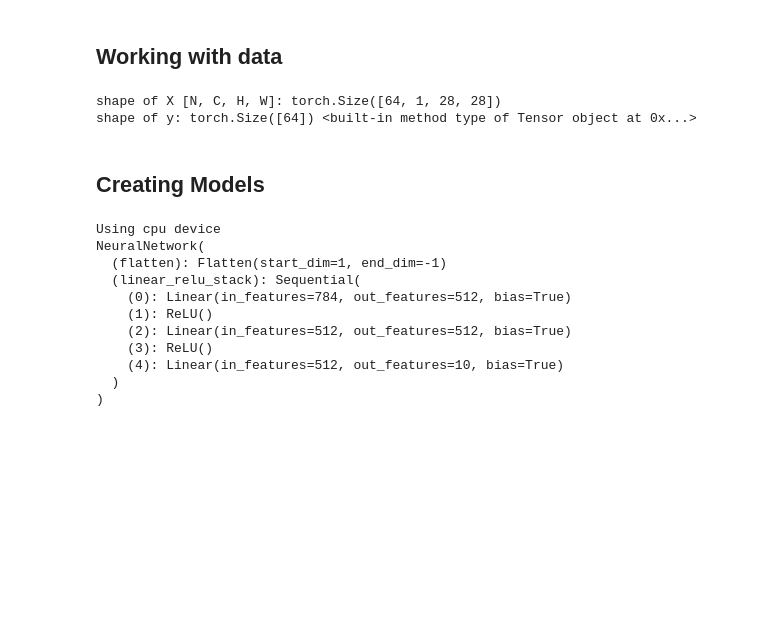
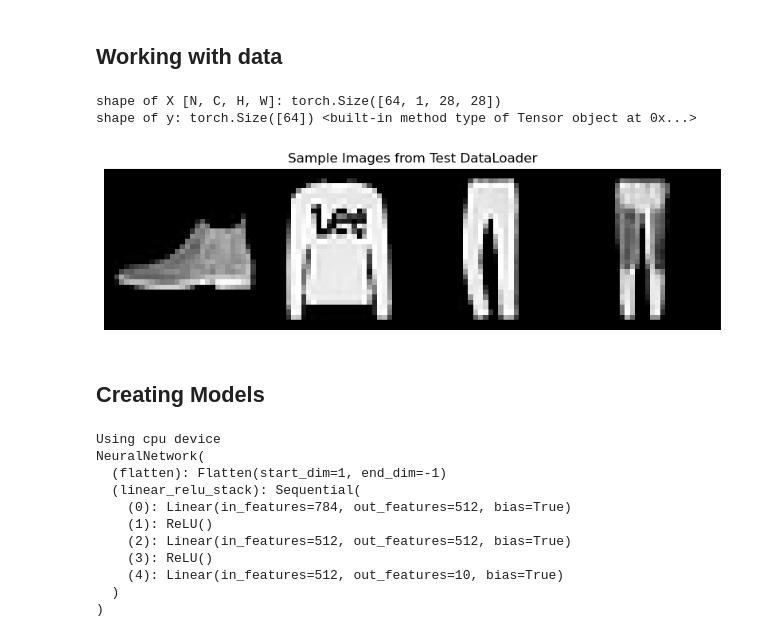
Before and after one commit to AnjaliML/ML101, a Jupyter notebook: ML_basics.ipynb, the cells around one changed output. Cells and saved outputs as stored; diff of their text form; code cells hidden in the pictures; blank space fills up the shorter version.

```diff
--- a/ML_basics.ipynb
+++ b/ML_basics.ipynb
@@ -25,17 +11,53 @@ test_data = datasets.FashionMNIST(
+# %%
+# Download training data from open datasets.
+training_data = datasets.FashionMNIST(
+  root ="data",
+  train = True,
+  download = True,
+  transform = ToTensor(),
+)
+
+# Download test data from open datasets,
+test_data = datasets.FashionMNIST(
+  root="data",
+  train = False,
+  download = True,
+  transform=ToTensor(),
+)
+
+# Function to display a batch of images
+def show_images(images, labels, num_images=4):
+    # Unnormalize the images if necessary (assuming they were normalized)
+    # images = images * std + mean  # Uncomment and adjust if normalization was applied
+
+    # Convert the batch of images to a grid
+    img_grid = torchvision.utils.make_grid(images[:num_images], nrow=num_images)
+
+    # Convert the grid to a numpy array and transpose the dimensions
+    img_grid = img_grid.numpy().transpose((1, 2, 0))
+
+    # Plot the grid
+    plt.figure(figsize=(10, 4))
+    plt.imshow(img_grid)
+    plt.title('Sample Images from Test DataLoader')
+    plt.axis('off')
+    plt.show()
 # %%
 batch_size = 64
 
 # Create data loaders.
 train_dataloader = DataLoader(training_data, batch_size=batch_size)
 test_dataloader = DataLoader(test_data, batch_size=batch_size)
 
 for X, y in test_dataloader:
   print(f"shape of X [N, C, H, W]: {X.shape}")
   print(f"shape of y: {y.shape} {y.type}")
+  show_images(X, y, num_images=4)
   break
 # %% [output]
 shape of X [N, C, H, W]: torch.Size([64, 1, 28, 28])
 shape of y: torch.Size([64]) <built-in method type of Tensor object at 0x...>
+[figure, added]
 # %% [markdown]
 ## Creating Models
 # %%
```
Also changed, not shown: parts of 197 cells of this notebook, 4 other files.
